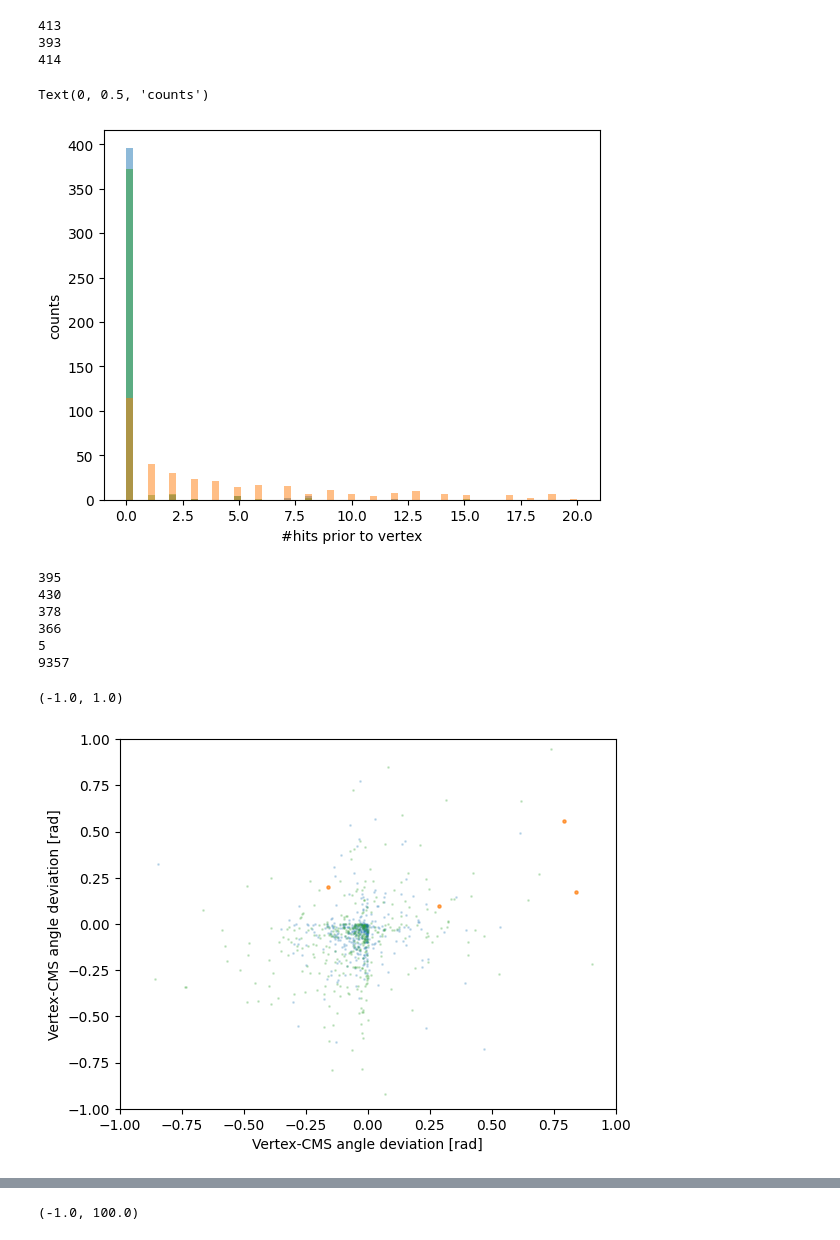
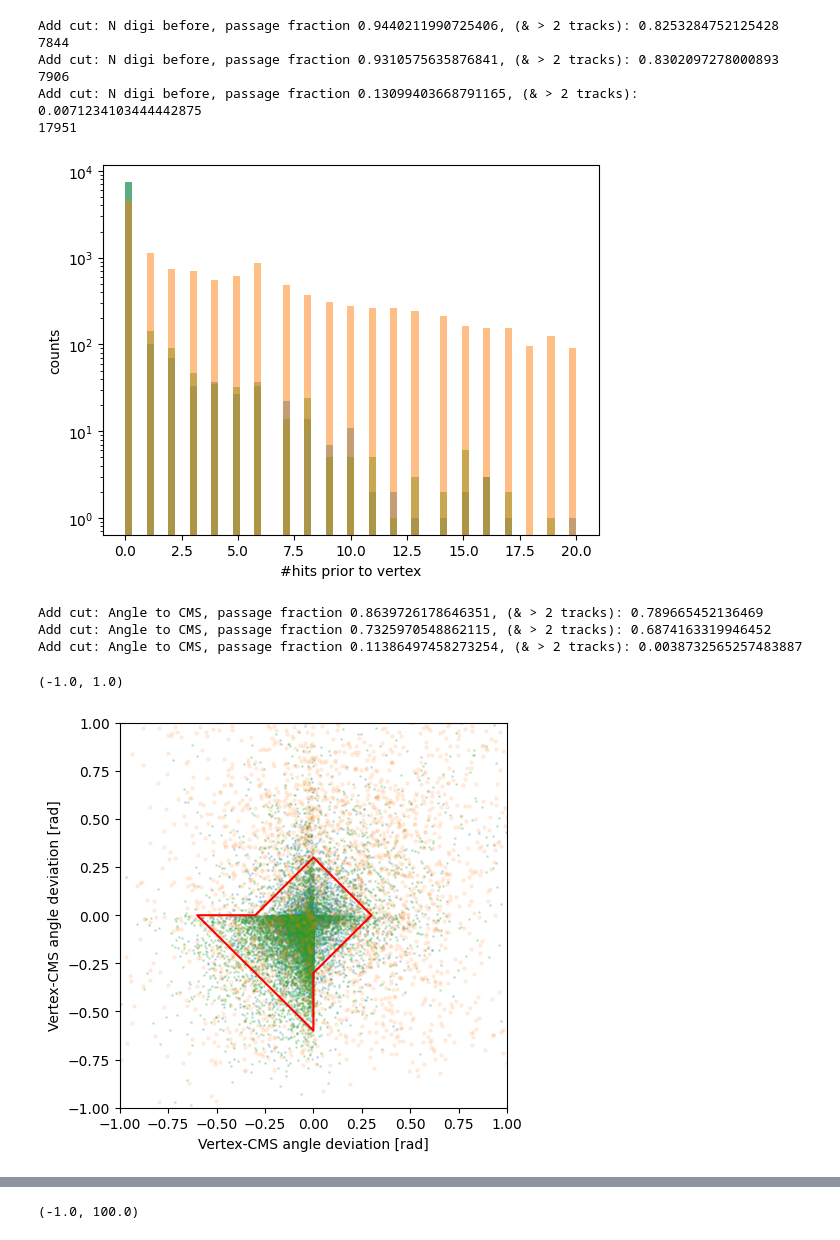
Before and after one commit to EdmondRen/mathusla-newsim, a Jupyter notebook: studies/mathusla40/cosmic_p/2.cut_dev.ipynb, the cells around one changed output, grey strips where cells are left out. Cells and saved outputs as stored; diff of their text form; code cells hidden in the pictures.

```diff
--- a/studies/mathusla40/cosmic_p/2.cut_dev.ipynb
+++ b/studies/mathusla40/cosmic_p/2.cut_dev.ipynb
@@ -122,8 +140,6 @@ labels = ["Bkg p", "HXX 25 GeV", "HXX 45 GeV"]
 # %%
 for i, res in enumerate([res_sig1, res_sig2, res_bkg]):
     # plt.hist(res["vertex_ntracks"] - res["vertex_ndownward_track"], bins=20,range=(0,20), alpha=0.5);
-    res.add_cut(lambda res: res["vertex_ntracks"]>2, "N_tracks")
-    res.add_cut(lambda res: np.ones_like(res["vertex_ntracks"], dtype=bool), "True")
     plt.hist(res["vertex_ntracks"], bins=20,range=(0,20), alpha=0.5, color=colors[i])
 plt.yscale("log")
 plt.show()
@@ -132,6 +171,6 @@ plt.show()
 # %%
 for i, res in enumerate([res_sig1, res_sig2, res_bkg]):
-    mask = res.get_cut("N_tracks") #| res.get_cut("True")
+    mask = res.get_cut("More than 2 tracks")# & res.get_cut("N track downward")#| res.get_cut("True")
     # print(sum(mask))
     fig = plt.figure(figsize=(10,3), layout="constrained")
     spec = fig.add_gridspec(1,3)
@@ -141,12 +180,12 @@ for i, res in enumerate([res_sig1, res_sig2, res_bkg]):
 
     x = (res["vertex_xyzt"][:,0])[mask]
     y = (res["vertex_xyzt"][:,1])[mask]
-    ax1.hist2d(x, y, bins=(70,70))
+    ax1.hist2d(x, y, bins=(70,70), norm=mpl.colors.LogNorm())
     # ax1.scatter(x, y, alpha=0.83 - np.heaviside(i-1,0)*0.8, s=20 - np.heaviside(i-1,0)*19, color=colors[i])
 
     x = (res["vertex_xyzt"][:,0])[mask]
     y = (res["vertex_xyzt"][:,2])[mask]
-    ax2.hist2d(x, y, bins=(80,40))
+    ax2.hist2d(x, y, bins=(80,40), norm=mpl.colors.LogNorm())
     # ax2.scatter(x, y, alpha=0.83 - np.heaviside(i-1,0)*0.8, s=20 - np.heaviside(i-1,0)*19, color=colors[i])
 
     plt.show()
@@ -188,10 +228,10 @@ plt.ylim(0,ylim)
 # %%
 for i, res in enumerate([res_sig1, res_sig2, res_bkg]):
-    mask = res.get_cut("N_tracks") & res.get_cut("N track downward")
+    mask = res.get_cut("More than 2 tracks") #& res.get_cut("N track downward")
     print(sum(mask))
     plt.hist(res["vertex_slowest_track"][mask], bins=70,range=(0,500), alpha=0.5+ np.heaviside(i-1, 0) * 0.5, color=colors[i], histtype="step");
 
-    res.add_cut(lambda res: (res["vertex_slowest_track"]> 220) & (res["vertex_slowest_track"]<320), "track speed")
+    res.add_cut(lambda res: (res["vertex_slowest_track"]> 220) & (res["vertex_slowest_track"]<320), "Track velocity")
 
 plt.xlabel("Track speed [mm/ns]")
 plt.fill_betweenx(np.linspace(*plt.gca().get_ylim()), 0, 220, color="r", alpha=0.05)
@@ -199,5 +239,6 @@ plt.fill_betweenx(np.linspace(*plt.gca().get_ylim()), 320, 500, color="r", alpha
 
 plt.xlim(0,500)
 plt.yscale("log")
+# plt.axvline(275)
 plt.show()
 # %% [output]
@@ -293,54 +362,60 @@ c_track_before = lambda data: res["vertex_ndigi_before_limited"] <= 0
 
 for i, res in enumerate([res_sig1, res_sig2, res_bkg]):
     res.add_cut(c_track_before, "N digi before")
-    mask =   res.get_cut("N track downward") & res.get_cut("track speed") &res.get_cut("N_tracks") # res.get_cut("N_hits vs N_veto") &res.get_cut("N_hits vs N_veto 2") #| res.get_cut("True")
+    mask =   res.get_cut("More than 2 tracks") # res.get_cut("N_hits vs N_veto") &res.get_cut("N_hits vs N_veto 2") #| res.get_cut("True") res.get_cut("N track downward") & res.get_cut("Track velocity") &
     # mask =  res.get_cut("True")
     print(sum(mask))
     plt.hist(res["vertex_ndigi_before_limited"][mask], range=(0,20), bins=21*3, alpha=0.5, color=colors[i])
 plt.xlabel("#hits prior to vertex")
 plt.ylabel("counts")
-# plt.yscale("log")
+plt.yscale("log")
 # %% [output]
-413
-393
-414
+Add cut: N digi before, passage fraction 0.9440211990725406, (& > 2 tracks): 0.8253284752125428
+7844
+Add cut: N digi before, passage fraction 0.9310575635876841, (& > 2 tracks): 0.8302097278000893
+7906
+Add cut: N digi before, passage fraction 0.13099403668791165, (& > 2 tracks): 0.0071234103444442875
+17951
-Text(0, 0.5, 'counts')
-[figure, old version]
+[figure, new version]
 # %%
 # c_angle_hv = lambda data: ((abs(res["vertex_cms_angle_h"])<0.5) & (abs(res["vertex_cms_angle_v"]) < 0.5))
 # c_angle_hv = lambda data: (((res["vertex_cms_angle_h"])<0.2) & ((res["vertex_cms_angle_v"]) < 0.2))
-c_angle_hv = lambda data: (abs(res["vertex_cms_angle_h"]) + abs(res["vertex_cms_angle_v"]) < 0.3) | \
-        (((-res["vertex_cms_angle_h"] - res["vertex_cms_angle_v"]) < 0.7) & (res["vertex_cms_angle_h"]<0.02) & (res["vertex_cms_angle_v"]<0.02))
 
+cut_angel_v1 = 0.3
+cut_angel_v2 = 0.6
+c_angle_hv = lambda data: (abs(res["vertex_cms_angle_h"]) + abs(res["vertex_cms_angle_v"]) < cut_angel_v1) | \
+        (((-res["vertex_cms_angle_h"] - res["vertex_cms_angle_v"]) < cut_angel_v2) & (res["vertex_cms_angle_h"]<0.02) & (res["vertex_cms_angle_v"]<0.02))
+
+# c_angle_hv = lambda data: (((-res["vertex_cms_angle_h"] - res["vertex_cms_angle_v"]) < 0.5) & (res["vertex_cms_angle_h"]<0.02) & (res["vertex_cms_angle_v"]<0.02))
+
+plt.figure(figsize=(5,5))
 for i, res in enumerate([res_sig1, res_sig2, res_bkg]):
     res.add_cut(c_angle_hv, "Angle to CMS")
-    mask = res.get_cut("N track downward") & res.get_cut("track speed") & res.get_cut("N digi before") & res.get_cut("N_hits vs N_veto") & res.get_cut("N_hits vs N_veto 2") # &res.get_cut("N_tracks")  | res.get_cut("True")
-    # mask = res.get_cut("N_tracks")
+    mask = res.get_cut("More than 2 tracks") & res.get_cut("N track downward") # & res.get_cut("Track velocity") & res.get_cut("N digi before") & res.get_cut("N_hits vs N_veto") & res.get_cut("N_hits vs N_veto 2") # &res.get_cut("N_tracks")  | res.get_cut("True")
     # mask = res.get_cut("True")
-    print(sum(mask))
 
     x = (res["vertex_cms_angle_h"])[mask]
     y = res["vertex_cms_angle_v"][mask]
-    # y = (res["vertex_cms_angle_h_span"] + res["vertex_cms_angle_h"])[mask]
-    # y = (res["vertex_cms_angle_h_span"] + res["vertex_cms_angle_h"] - res["vertex_cms_angle_h_mean"])[mask]
-    # plt.scatter(x, y, alpha=0.3 + np.heaviside(i-1, 0) * (-0.1), s=5 + np.heaviside(i-1, 0) * (-4.5), color=colors[i])
-    plt.scatter(x, y, alpha=0.2 + np.heaviside(i-1, 0) * (0.5), s=1 + np.heaviside(i-1, 0) * (4), color=colors[i])
+    plt.scatter(x, y, alpha=0.2 + np.heaviside(i-1, 0) * (-0.1), s=1 + np.heaviside(i-1, 0) * (4), color=colors[i])
 
-    print(sum(res.get_cut("Angle to CMS")))
 
-# plt.gca().add_patch(mpl.patches.Rectangle([-0.5,-0.5],1,1,facecolor="none", ec="r"))
+
+
+# Plot the cut region
+col = mpl.collections.PolyCollection([[[-cut_angel_v1,0], [0, cut_angel_v1], [cut_angel_v1,0], [0, -cut_angel_v1], [0,-cut_angel_v2], [-cut_angel_v2,0]]], alpha=1, edgecolors="r")
+col.set_linewidth(1.5)
+col.set_facecolor('none')  # Transparent face
+plt.gca().add_collection(col)
+
 
 plt.xlabel("Vertex-CMS angle deviation [rad]")
 plt.ylabel("Vertex-CMS angle deviation [rad]")
 # plt.yscale("log")
 plt.xlim(-1,1)
 plt.ylim(-1,1)
 # %% [output]
-395
-430
-378
-366
-5
-9357
+Add cut: Angle to CMS, passage fraction 0.8639726178646351, (& > 2 tracks): 0.789665452136469
+Add cut: Angle to CMS, passage fraction 0.7325970548862115, (& > 2 tracks): 0.6874163319946452
+Add cut: Angle to CMS, passage fraction 0.11386497458273254, (& > 2 tracks): 0.0038732565257483887
 (-1.0, 1.0)
-[figure, old version]
+[figure, new version]
```
Also changed, not shown: parts of 41 cells of this notebook, 8 other files.
